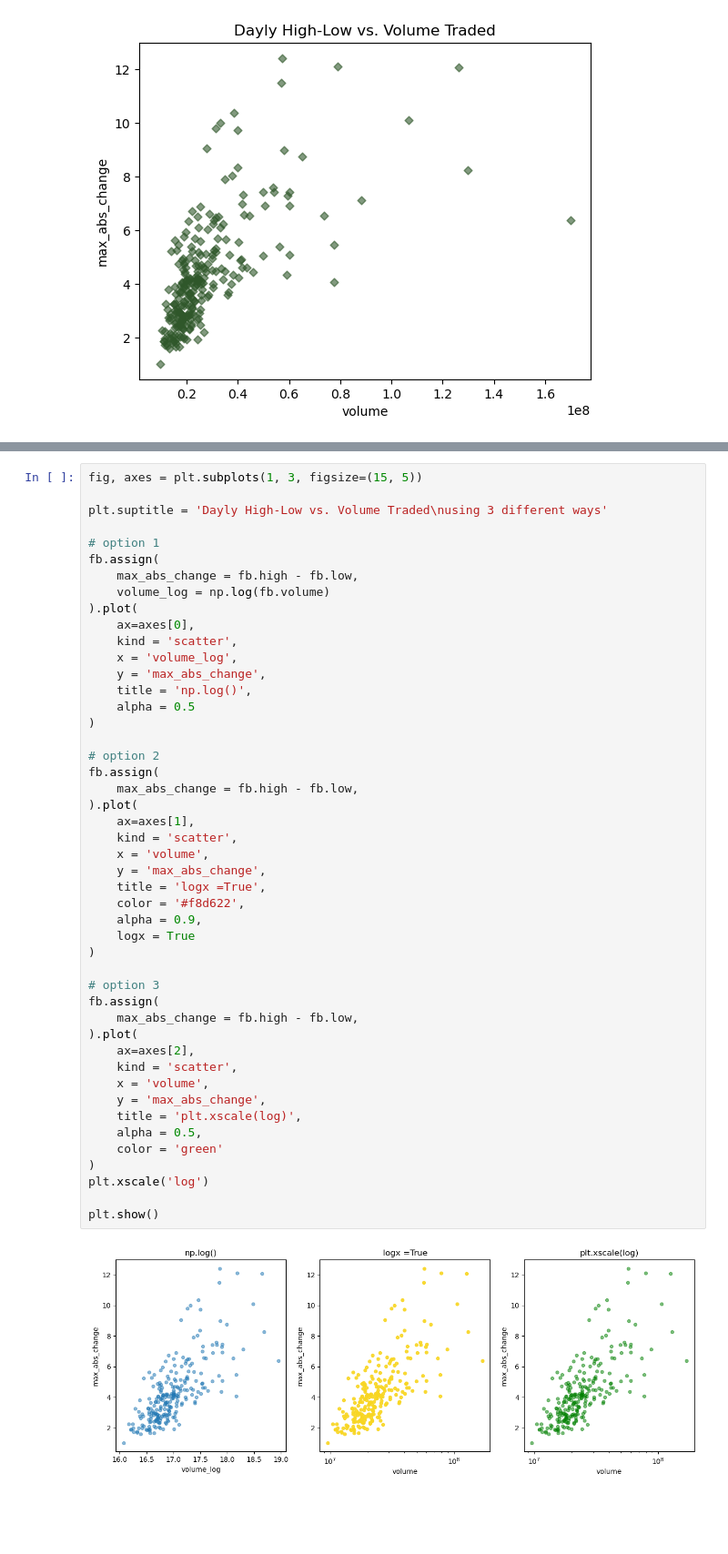
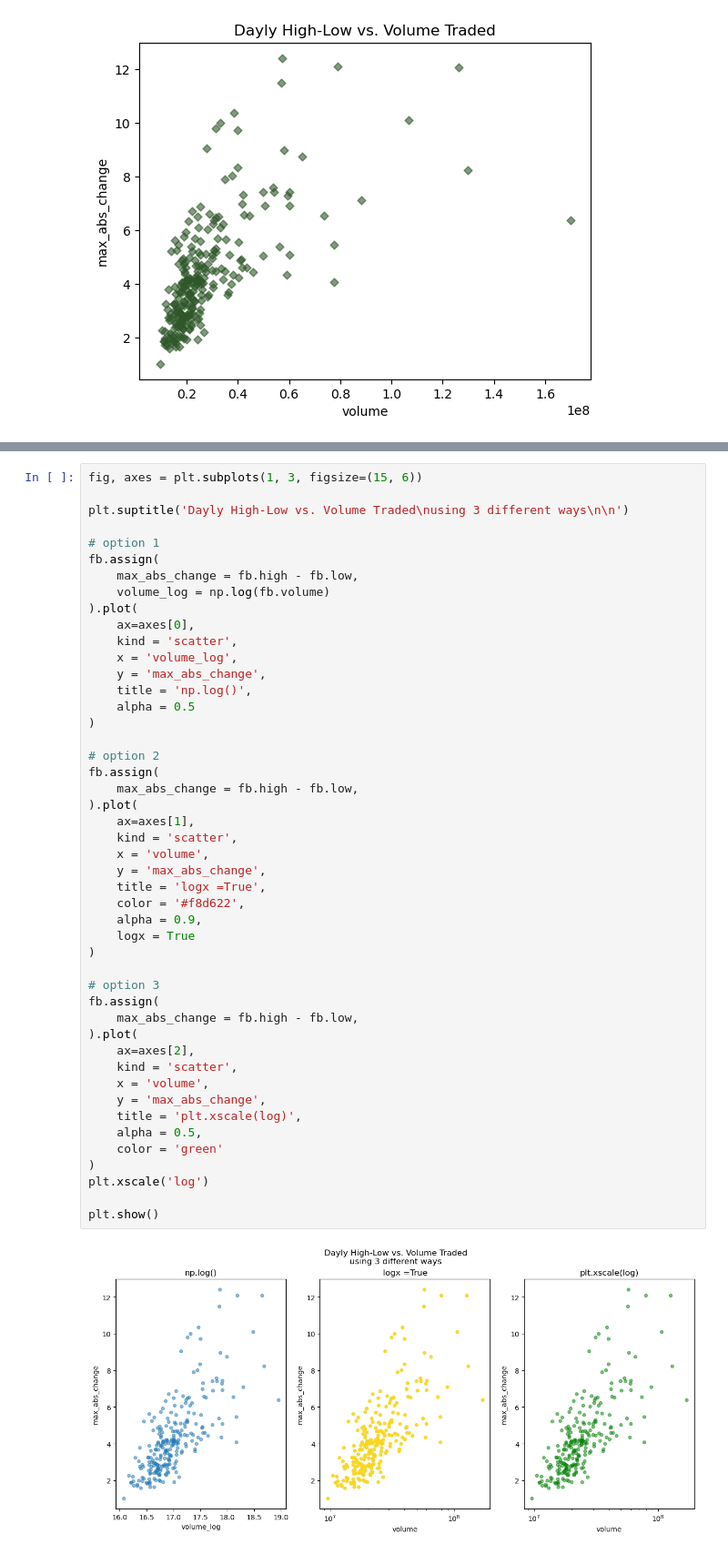
Before and after one commit to nadia-paz/ds-learning, a Jupyter notebook: data_analysis_pandas/11_pandas_viz.ipynb, the cells around one changed output, grey strips where cells are left out. Shown at 91% size. Drawn from its saved outputs; the diff is of its cells as text; blank space fills up the shorter version.

```diff
--- a/data_analysis_pandas/11_pandas_viz.ipynb
+++ b/data_analysis_pandas/11_pandas_viz.ipynb
@@ -349,7 +363,7 @@ plt.show()
 # %%
-fig, axes = plt.subplots(1, 3, figsize=(15, 5))
+fig, axes = plt.subplots(1, 3, figsize=(15, 6))
 
-plt.suptitle = 'Dayly High-Low vs. Volume Traded\nusing 3 different ways'
+plt.suptitle('Dayly High-Low vs. Volume Traded\nusing 3 different ways\n\n')
 
 # option 1
 fb.assign(
@@ -367,31 +381,31 @@ fb.assign(
 # option 2
 fb.assign(
     max_abs_change = fb.high - fb.low,
 ).plot(
     ax=axes[1],
     kind = 'scatter',
     x = 'volume',
     y = 'max_abs_change',
     title = 'logx =True',
     color = '#f8d622',
     alpha = 0.9,
     logx = True
 )
 
 # option 3
 fb.assign(
     max_abs_change = fb.high - fb.low,
 ).plot(
     ax=axes[2],
     kind = 'scatter',
     x = 'volume',
     y = 'max_abs_change',
     title = 'plt.xscale(log)',
     alpha = 0.5,
     color = 'green'
 )
 plt.xscale('log')
 
 plt.show()
 # %% [output]
-[figure, old version]
+[figure, new version]
```
Also changed, not shown: parts of 4 cells of this notebook.
